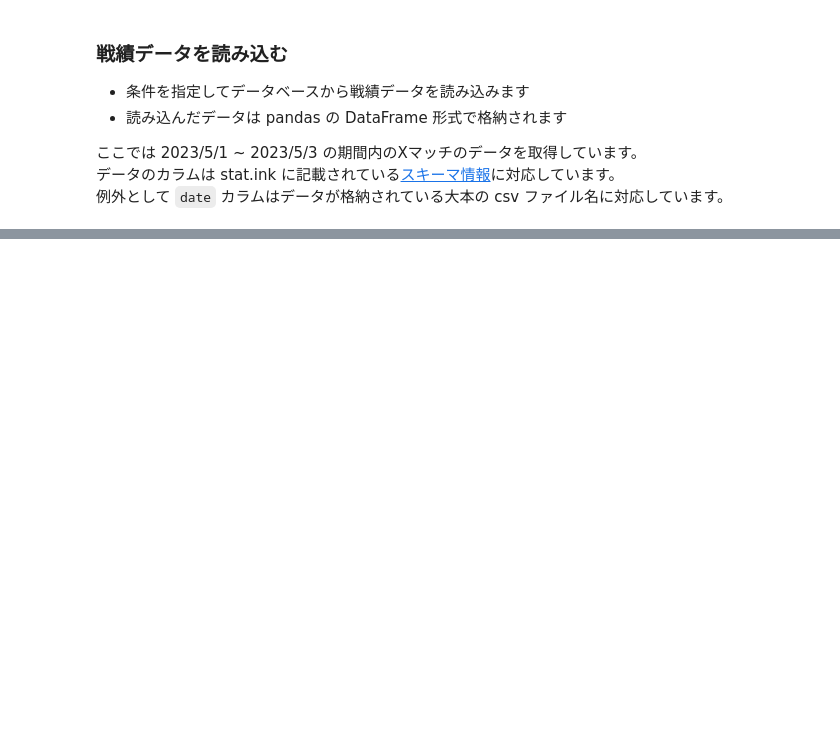
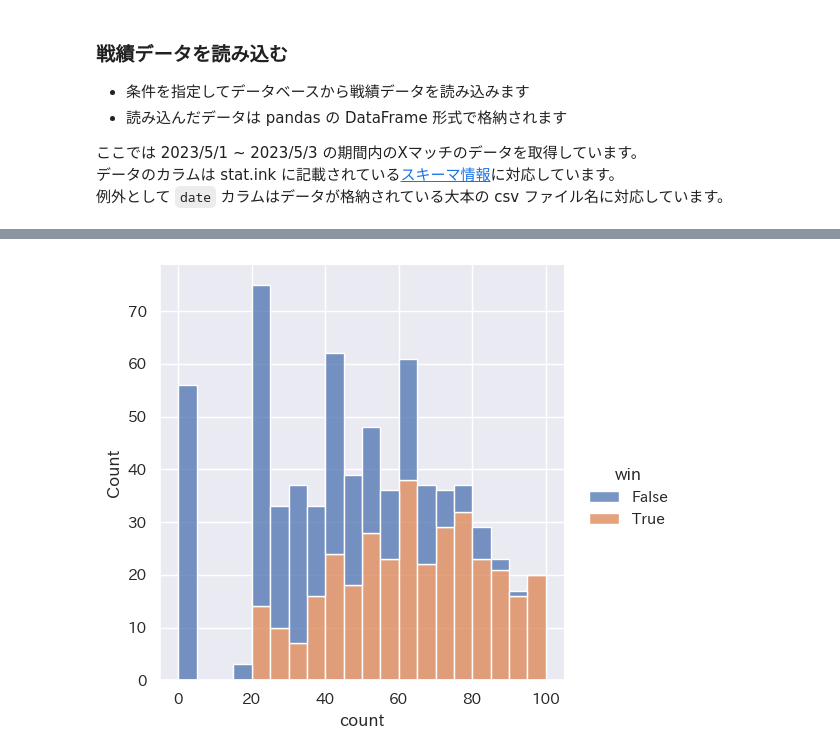
Before and after one commit to splatoonstat/splat-stat, a Jupyter notebook: src/test.ipynb, the cells around one changed output, grey strips where cells are left out. Cells and saved outputs as stored; diff of their text form; code cells hidden in the pictures; blank space fills up the shorter version.

```diff
--- a/src/test.ipynb
+++ b/src/test.ipynb
@@ -33,0 +53,3 @@ battles
+# %%
+teams = u.to_teams(battles)
+teams
@@ -33,0 +70,20 @@ battles
+# %%
+import matplotlib.pyplot as plt
+import seaborn as sns
+from packages.japanize import japanize
+
+sns.set_theme()
+japanize()
+
+df = teams[(teams["mode"] == "asari") & (~teams["knockout"])]
+
+sns.displot(
+    data=df,
+    x="count",
+    hue="win",
+    multiple="stack",
+    binwidth=5,
+)
+plt.show()
+# %% [output]
+[figure, added]
```
Also changed, not shown: parts of 3 cells of this notebook, 1 other file.
